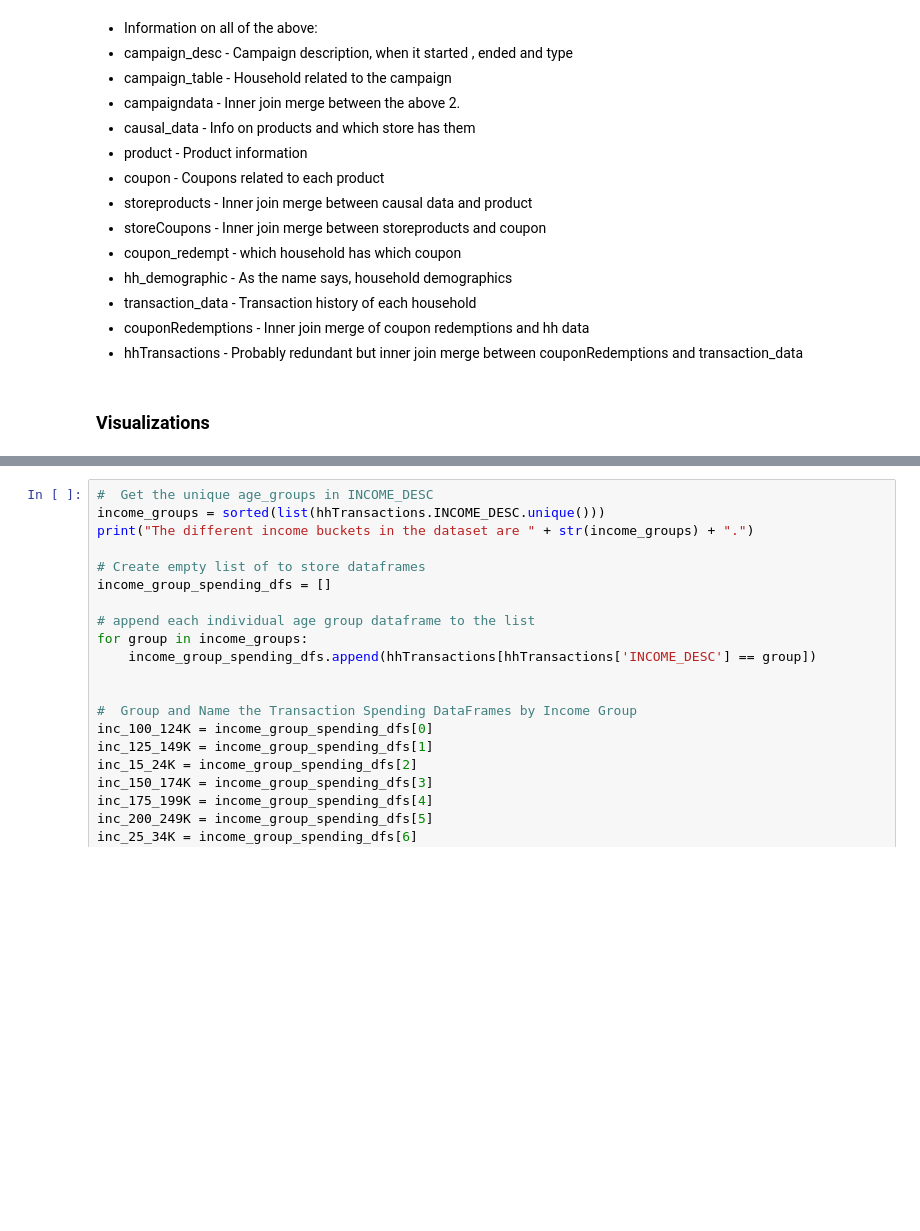
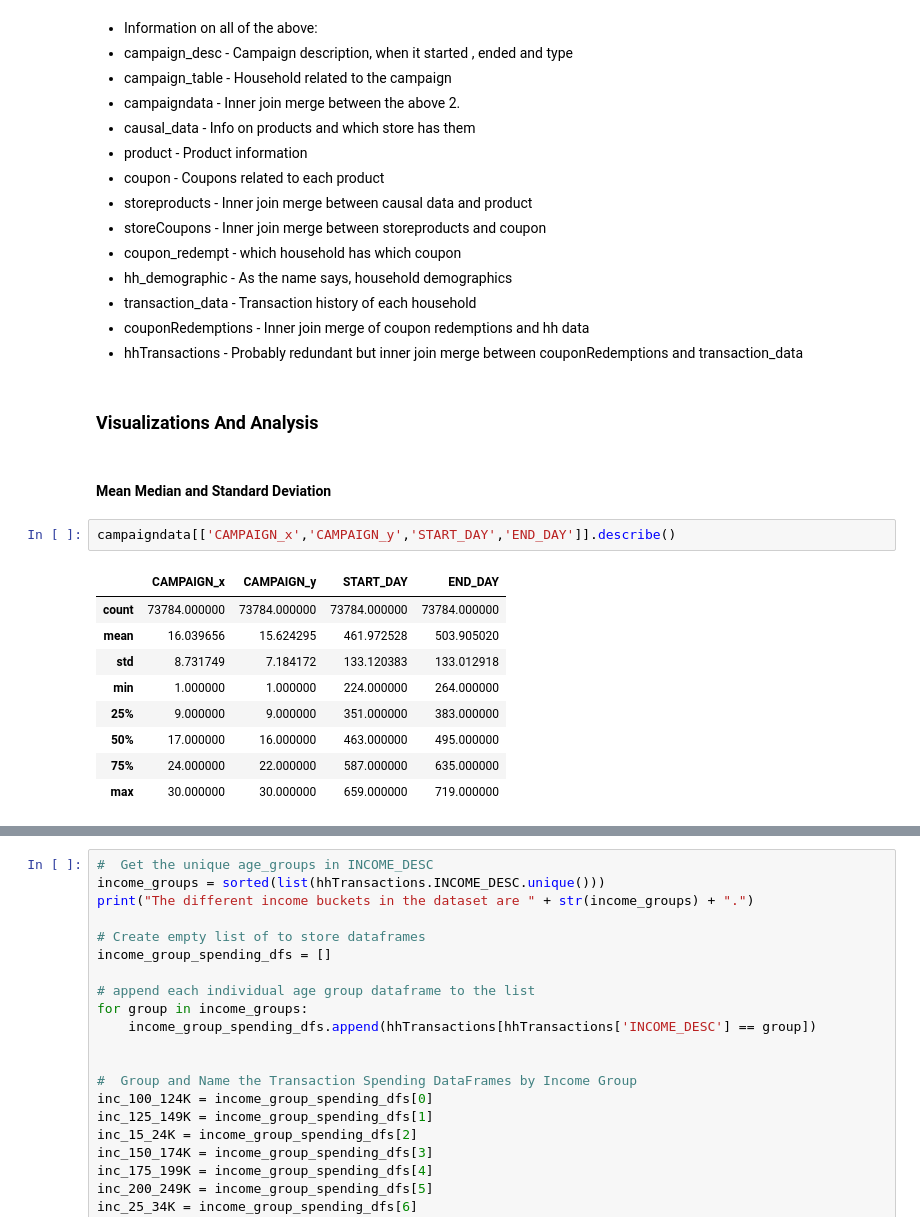
Before and after one commit to vmarklynn/CPSC5310-Project, a Jupyter notebook: Code/EDA_ProjectPart2.ipynb, the cells around one changed output, grey strips where cells are left out. Cells and saved outputs as stored; diff of their text form; blank space fills up the shorter version.

```diff
--- a/Code/EDA_ProjectPart2.ipynb
+++ b/Code/EDA_ProjectPart2.ipynb
@@ -394,4 +396,18 @@ memory usage: 857.1+ MB
 - couponRedemptions - Inner join merge of coupon redemptions and hh data
 - hhTransactions - Probably redundant but inner join merge between couponRedemptions and   transaction_data
 # %% [markdown]
-### Visualizations
+### Visualizations And Analysis
+# %% [markdown]
+#### Mean Median and Standard Deviation
+# %%
+campaigndata[['CAMPAIGN_x','CAMPAIGN_y','START_DAY','END_DAY']].describe()
+# %% [output]
+|  | CAMPAIGN_x | CAMPAIGN_y | START_DAY | END_DAY |
+| count | 73784.000000 | 73784.000000 | 73784.000000 | 73784.000000 |
+| mean | 16.039656 | 15.624295 | 461.972528 | 503.905020 |
+| std | 8.731749 | 7.184172 | 133.120383 | 133.012918 |
+| min | 1.000000 | 1.000000 | 224.000000 | 264.000000 |
+| 25% | 9.000000 | 9.000000 | 351.000000 | 383.000000 |
+| 50% | 17.000000 | 16.000000 | 463.000000 | 495.000000 |
+| 75% | 24.000000 | 22.000000 | 587.000000 | 635.000000 |
+| max | 30.000000 | 30.000000 | 659.000000 | 719.000000 |
```
Also changed, not shown: parts of 12 cells of this notebook, 1 other file.
